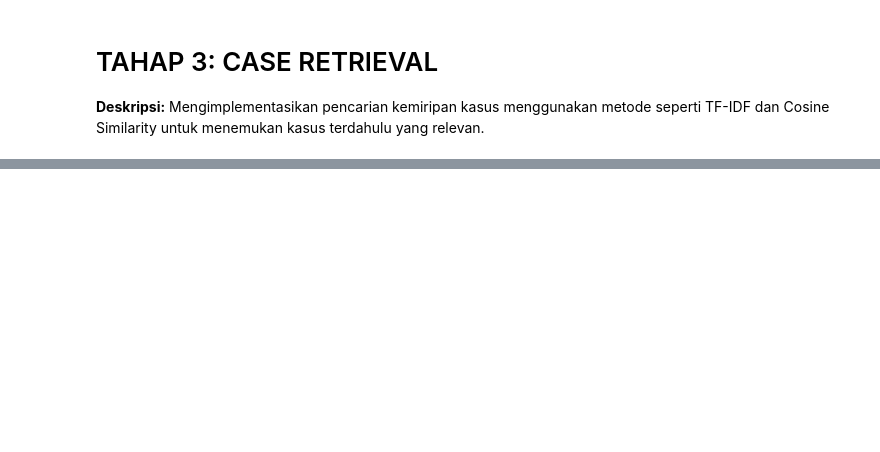
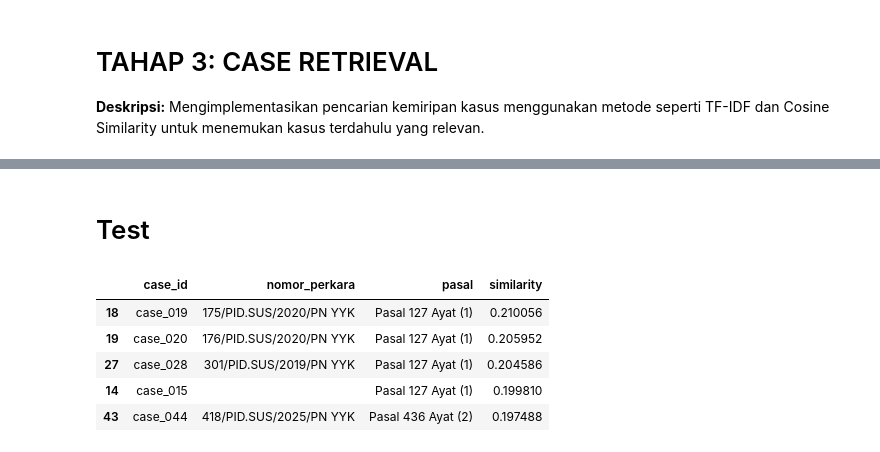
Before and after one commit to didan-ui/Case-Based-Reasoning, a Jupyter notebook: Notebooks/Case_Based_Reasoning.ipynb, the cells around one changed output, grey strips where cells are left out. Cells and saved outputs as stored; diff of their text form; code cells hidden in the pictures; blank space fills up the shorter version.

```diff
--- a/Notebooks/Case_Based_Reasoning.ipynb
+++ b/Notebooks/Case_Based_Reasoning.ipynb
@@ -738,0 +489,42 @@ File README.md berhasil dibuat di direktori root.
+# %%
+def retrieve_indobert(query, top_k=5):
+
+    query_embedding = model.encode(
+        [query],
+        convert_to_numpy=True
+    )
+
+    similarity = cosine_similarity(
+        query_embedding,
+        document_embeddings
+    ).flatten()
+
+    top_index = similarity.argsort()[::-1][:top_k]
+
+    result = cases_df.iloc[top_index].copy()
+
+    result["similarity"] = similarity[top_index]
+
+    return result[
+      [
+          "case_id",
+          "nomor_perkara",
+          "nama_terdakwa",
+          "pengadilan",
+          "pasal",
+          "similarity"
+      ]
+  ]
+# %% [markdown]
+# Test
+# %%
+query = "penyalahgunaan narkotika golongan 1"
+
+retrieve_indobert(query)
+# %% [output]
+|  | case_id | nomor_perkara | pasal | similarity |
+| 18 | case_019 | 175/PID.SUS/2020/PN YYK | Pasal 127 Ayat (1) | 0.210056 |
+| 19 | case_020 | 176/PID.SUS/2020/PN YYK | Pasal 127 Ayat (1) | 0.205952 |
+| 27 | case_028 | 301/PID.SUS/2019/PN YYK | Pasal 127 Ayat (1) | 0.204586 |
+| 14 | case_015 |  | Pasal 127 Ayat (1) | 0.199810 |
+| 43 | case_044 | 418/PID.SUS/2025/PN YYK | Pasal 436 Ayat (2) | 0.197488 |
```
Also changed, not shown: parts of 97 cells of this notebook.
